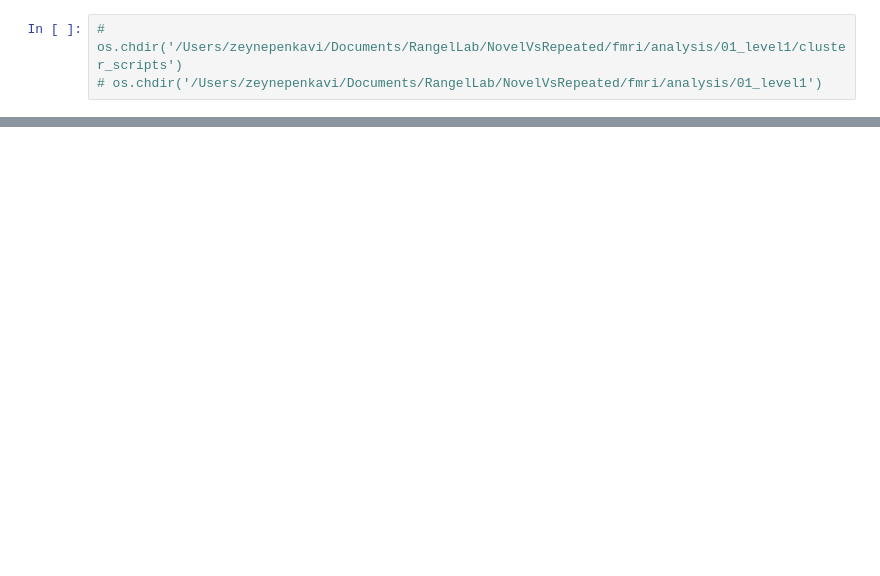
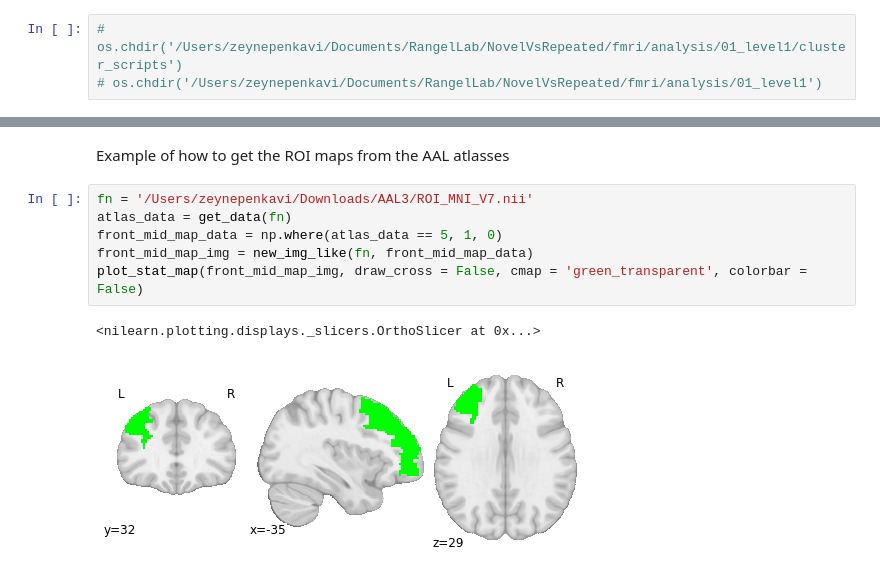
Before and after one commit to zenkavi/NovelVsRepeated, a Jupyter notebook: fmri/sandbox.ipynb, the cells around one changed output, grey strips where cells are left out. Drawn from its saved outputs; the diff is of its cells as text; blank space fills up the shorter version.

Commit message:
added roi selection examples

```diff
--- a/fmri/sandbox.ipynb
+++ b/fmri/sandbox.ipynb
@@ -127,0 +37,11 @@ for session_type, sessions in sessions_dict.items():
+# %% [markdown]
+Example of how to get the ROI maps from the AAL atlasses
+# %%
+fn = '/Users/zeynepenkavi/Downloads/AAL3/ROI_MNI_V7.nii'
+atlas_data = get_data(fn)
+front_mid_map_data = np.where(atlas_data == 5, 1, 0)
+front_mid_map_img = new_img_like(fn, front_mid_map_data)
+plot_stat_map(front_mid_map_img, draw_cross = False, cmap = 'green_transparent', colorbar = False)
+# %% [output]
+<nilearn.plotting.displays._slicers.OrthoSlicer at 0x...>
+[figure, added]
```
Also changed, not shown: parts of 25 cells of this notebook, 2 other files.
